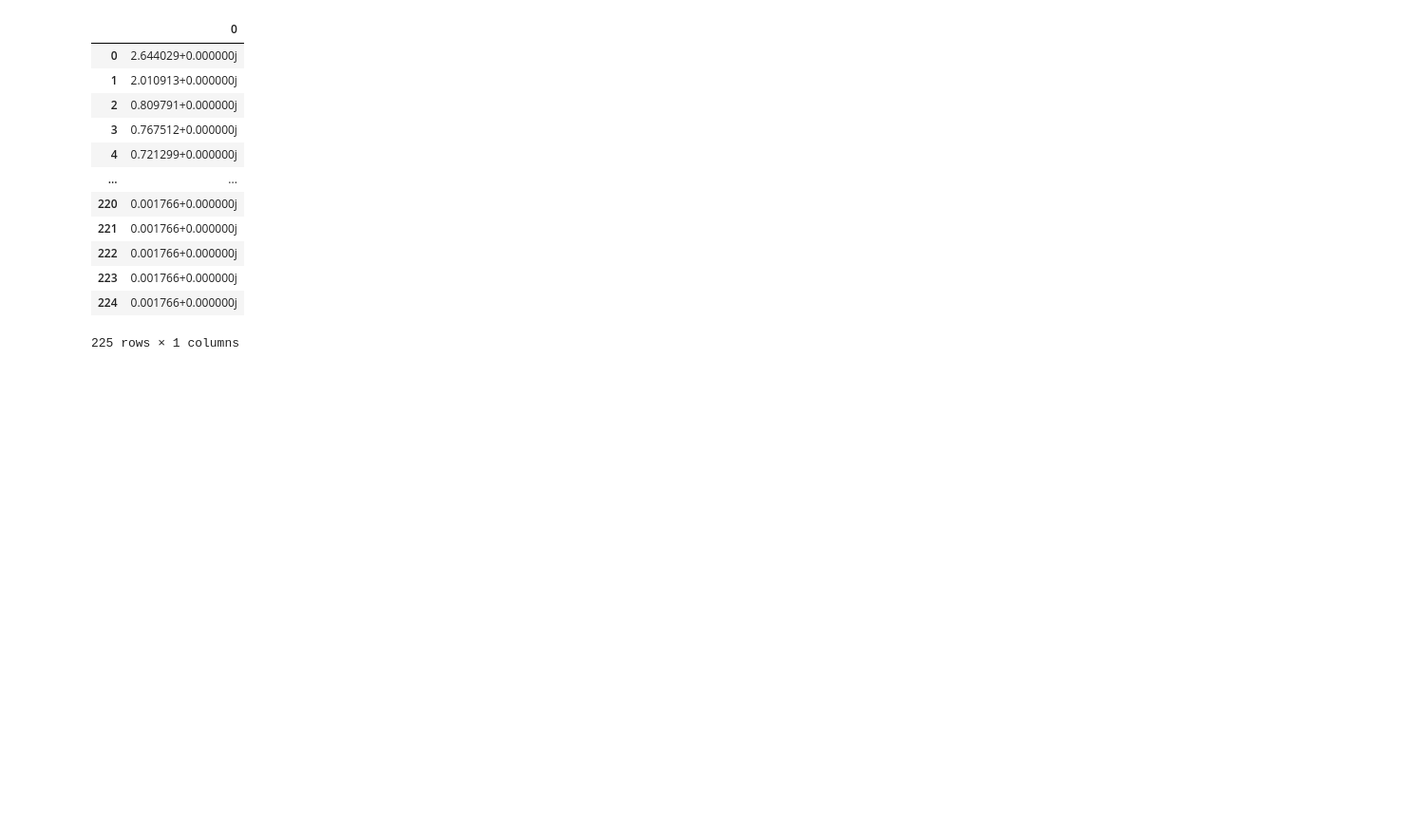
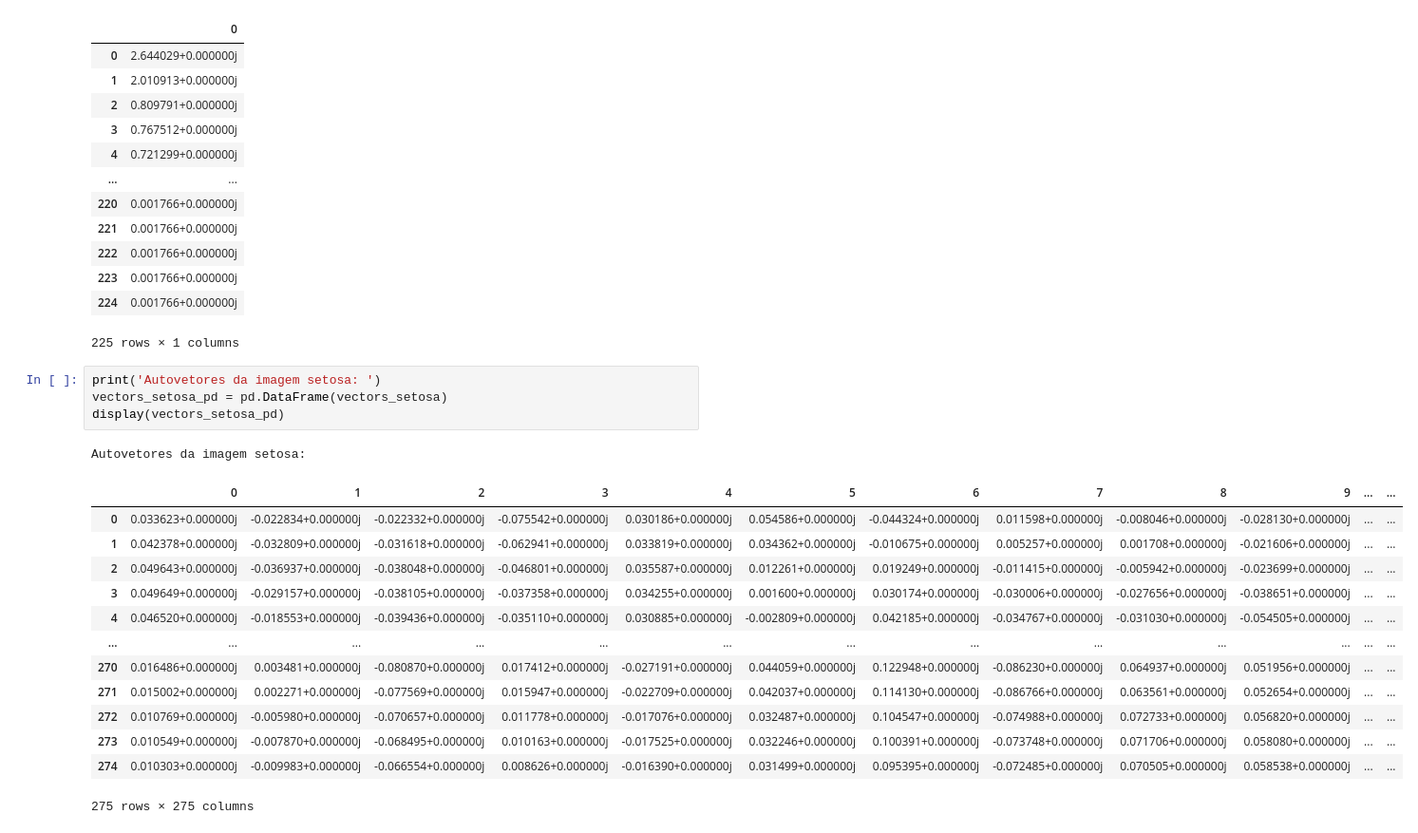
Before and after one commit to AdsonRoberto/Reducao_dimensionalidade_PCA_e_LDA, a Jupyter notebook: analise_PCA_LDA.ipynb, the cells around one changed output. Shown at 95% size. Saved outputs shown, nothing was run; the diff lists cells and outputs as text; blank space fills up the shorter version.

```diff
--- a/analise_PCA_LDA.ipynb
+++ b/analise_PCA_LDA.ipynb
@@ -463,3 +463,22 @@ Autovalores da imagem virginica:
 | 223 | 0.001766+0.000000j |
 | 224 | 0.001766+0.000000j |
 225 rows × 1 columns
+# %%
+print('Autovetores da imagem setosa: ')
+vectors_setosa_pd = pd.DataFrame(vectors_setosa)
+display(vectors_setosa_pd)
+# %% [output]
+Autovetores da imagem setosa:
+|  | 0 | 1 | 2 | 3 | 4 | 5 | 6 | 7 | 8 | 9 | ... | ... |
+| 0 | 0.033623+0.000000j | -0.022834+0.000000j | -0.022332+0.000000j | -0.075542+0.000000j | 0.030186+0.000000j | 0.054586+0.000000j | -0.044324+0.000000j | 0.011598+0.000000j | -0.008046+0.000000j | -0.028130+0.000000j | ... | ... |
+| 1 | 0.042378+0.000000j | -0.032809+0.000000j | -0.031618+0.000000j | -0.062941+0.000000j | 0.033819+0.000000j | 0.034362+0.000000j | -0.010675+0.000000j | 0.005257+0.000000j | 0.001708+0.000000j | -0.021606+0.000000j | ... | ... |
+| 2 | 0.049643+0.000000j | -0.036937+0.000000j | -0.038048+0.000000j | -0.046801+0.000000j | 0.035587+0.000000j | 0.012261+0.000000j | 0.019249+0.000000j | -0.011415+0.000000j | -0.005942+0.000000j | -0.023699+0.000000j | ... | ... |
+| 3 | 0.049649+0.000000j | -0.029157+0.000000j | -0.038105+0.000000j | -0.037358+0.000000j | 0.034255+0.000000j | 0.001600+0.000000j | 0.030174+0.000000j | -0.030006+0.000000j | -0.027656+0.000000j | -0.038651+0.000000j | ... | ... |
+| 4 | 0.046520+0.000000j | -0.018553+0.000000j | -0.039436+0.000000j | -0.035110+0.000000j | 0.030885+0.000000j | -0.002809+0.000000j | 0.042185+0.000000j | -0.034767+0.000000j | -0.031030+0.000000j | -0.054505+0.000000j | ... | ... |
+| ... | ... | ... | ... | ... | ... | ... | ... | ... | ... | ... | ... | ... |
+| 270 | 0.016486+0.000000j | 0.003481+0.000000j | -0.080870+0.000000j | 0.017412+0.000000j | -0.027191+0.000000j | 0.044059+0.000000j | 0.122948+0.000000j | -0.086230+0.000000j | 0.064937+0.000000j | 0.051956+0.000000j | ... | ... |
+| 271 | 0.015002+0.000000j | 0.002271+0.000000j | -0.077569+0.000000j | 0.015947+0.000000j | -0.022709+0.000000j | 0.042037+0.000000j | 0.114130+0.000000j | -0.086766+0.000000j | 0.063561+0.000000j | 0.052654+0.000000j | ... | ... |
+| 272 | 0.010769+0.000000j | -0.005980+0.000000j | -0.070657+0.000000j | 0.011778+0.000000j | -0.017076+0.000000j | 0.032487+0.000000j | 0.104547+0.000000j | -0.074988+0.000000j | 0.072733+0.000000j | 0.056820+0.000000j | ... | ... |
+| 273 | 0.010549+0.000000j | -0.007870+0.000000j | -0.068495+0.000000j | 0.010163+0.000000j | -0.017525+0.000000j | 0.032246+0.000000j | 0.100391+0.000000j | -0.073748+0.000000j | 0.071706+0.000000j | 0.058080+0.000000j | ... | ... |
+| 274 | 0.010303+0.000000j | -0.009983+0.000000j | -0.066554+0.000000j | 0.008626+0.000000j | -0.016390+0.000000j | 0.031499+0.000000j | 0.095395+0.000000j | -0.072485+0.000000j | 0.070505+0.000000j | 0.058538+0.000000j | ... | ... |
+275 rows × 275 columns
```
Also changed, not shown: parts of 7 cells of this notebook.
